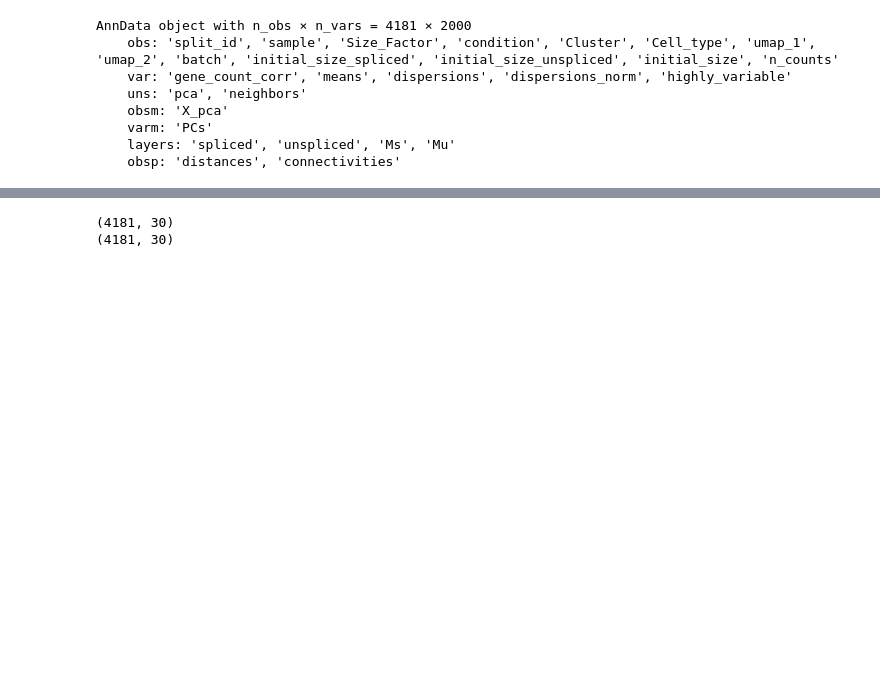
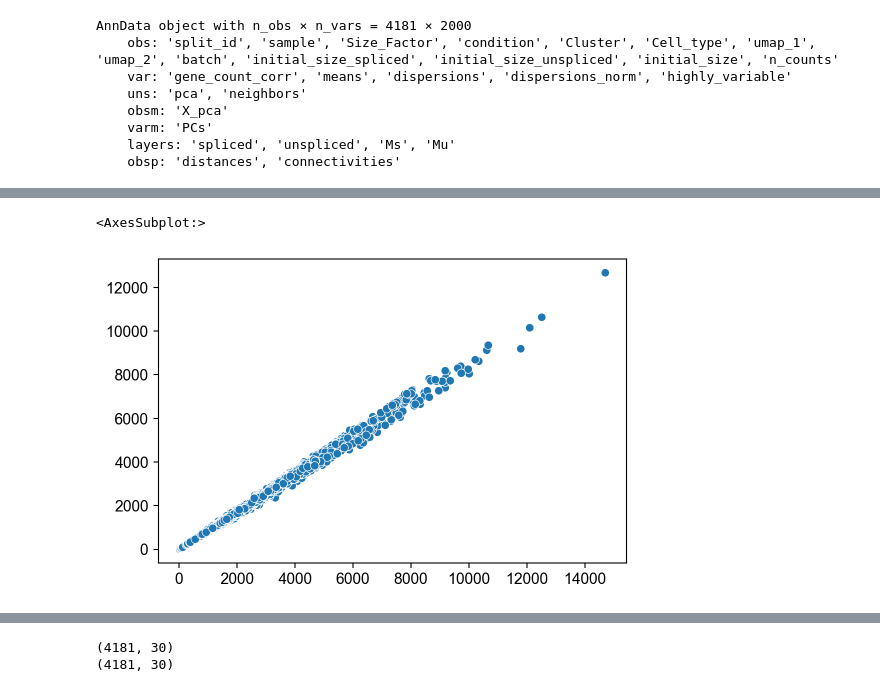
Before and after one commit to aristoteleo/dynamo-notebooks, a Jupyter notebook: normalization/scvelo-zebrafish-benchmark.ipynb, the cells around one changed output, grey strips where cells are left out. Cells and saved outputs as stored; diff of their text form; code cells hidden in the pictures; blank space fills up the shorter version.

```diff
--- a/normalization/scvelo-zebrafish-benchmark.ipynb
+++ b/normalization/scvelo-zebrafish-benchmark.ipynb
@@ -121,0 +220,5 @@ AnnData object with n_obs × n_vars = 4181 × 2000
+# %%
+sns.scatterplot(adata.obs["initial_size_unspliced"].to_numpy(), dyn_adata.obs["initial_unspliced_cell_size"].to_numpy())
+# %% [output]
+<AxesSubplot:>
+[figure, added]
```
Also changed, not shown: parts of 14 cells of this notebook.
